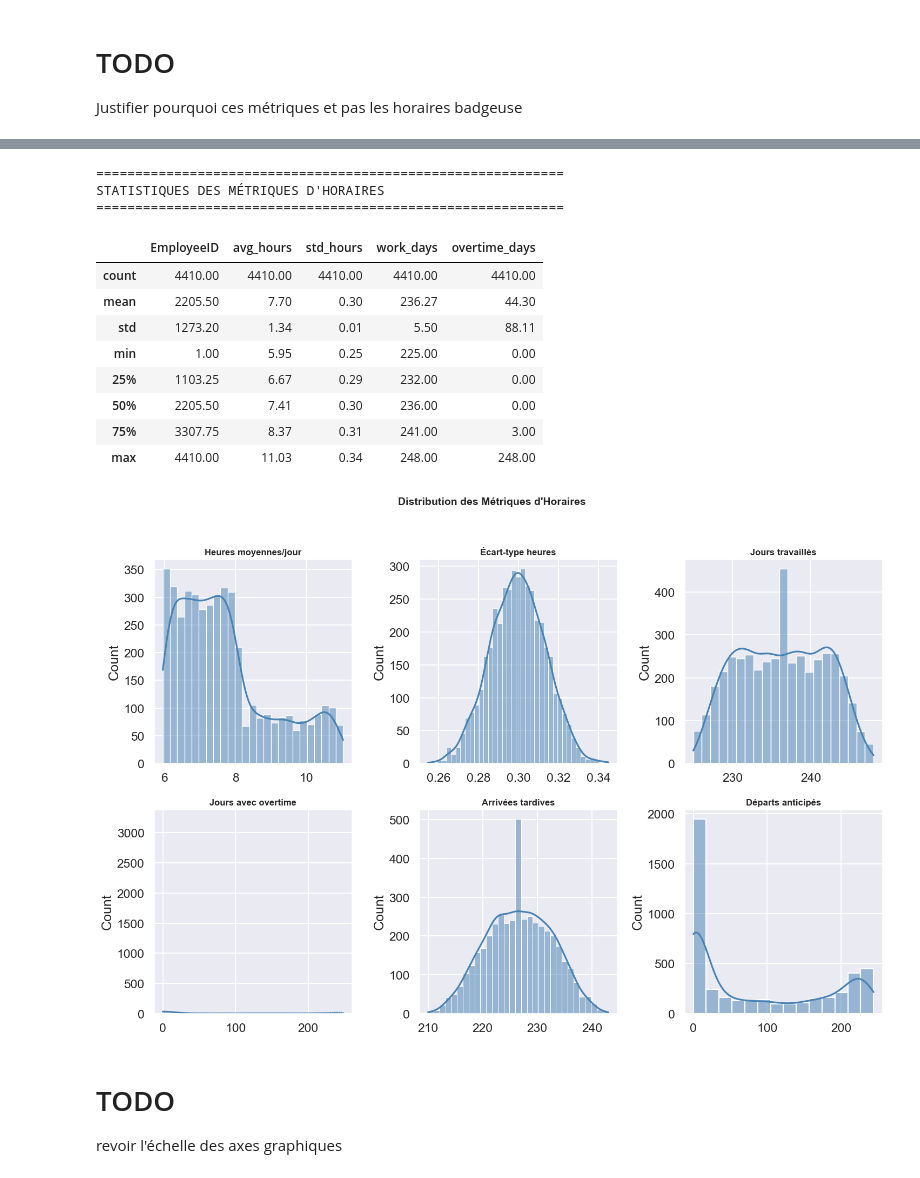
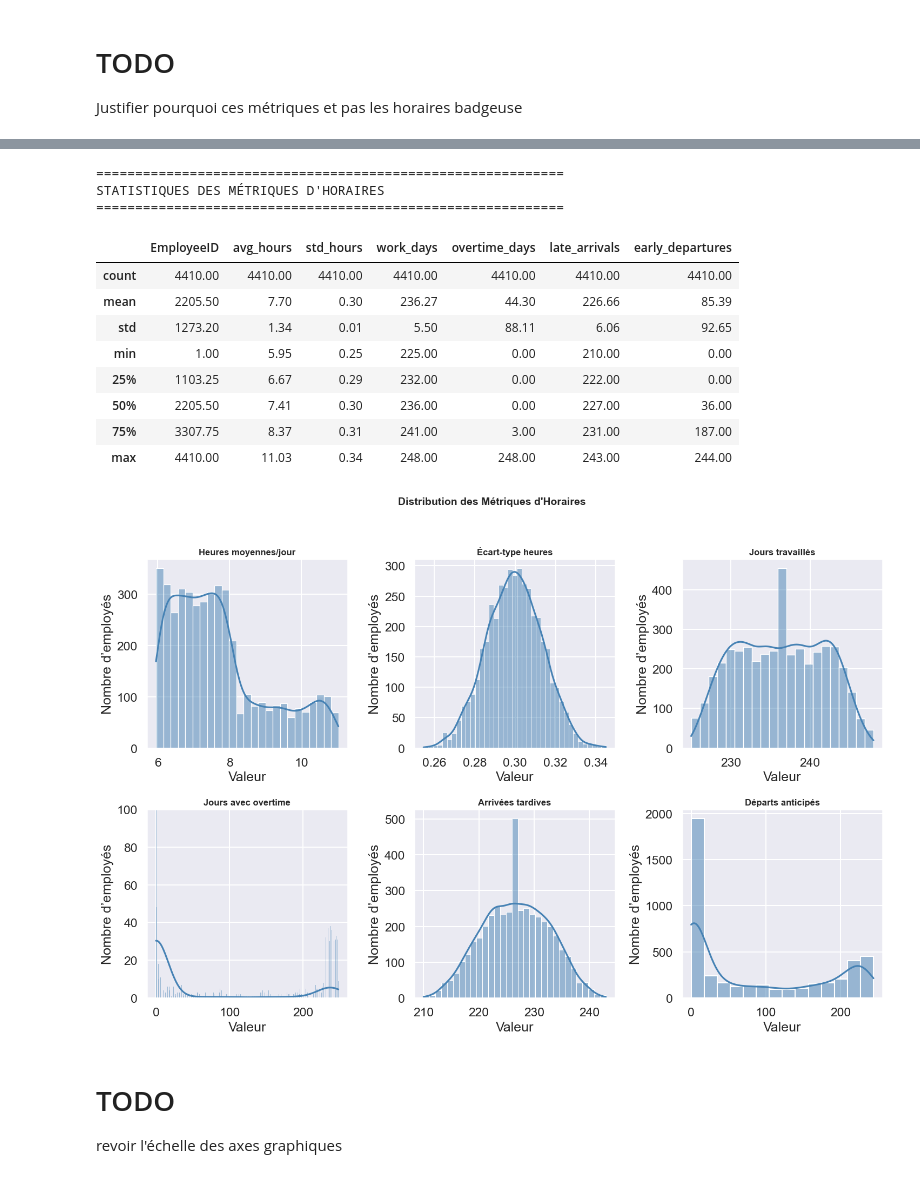
Before and after one commit to BenGuerre/cesia, a Jupyter notebook: main.ipynb, the cells around one changed output, grey strips where cells are left out. Saved outputs shown, nothing was run; the diff lists cells and outputs as text; code cells hidden in the pictures.

```diff
--- a/main.ipynb
+++ b/main.ipynb
@@ -962,39 +955,44 @@ Dimensions : 4410 employés × 7 métriques
 # %%
 # Statistiques descriptives des métriques d'horaires
 print("=" * 60)
 print("STATISTIQUES DES MÉTRIQUES D'HORAIRES")
 print("=" * 60)
 display(time_metrics.describe())
 
 # Visualisation des distributions
 fig, axes = plt.subplots(2, 3, figsize=(15, 10))
 
 metrics = ['avg_hours', 'std_hours', 'work_days', 'overtime_days', 'late_arrivals', 'early_departures']
 titles = ['Heures moyennes/jour', 'Écart-type heures', 'Jours travaillés',
           'Jours avec overtime', 'Arrivées tardives', 'Départs anticipés']
 
 for ax, metric, title in zip(axes.flatten(), metrics, titles):
     sns.histplot(time_metrics[metric], ax=ax, kde=True, color='steelblue')
     ax.set_title(title, fontsize=12, fontweight='bold')
-    ax.set_xlabel('')
+    ax.set_xlabel('Valeur')
+    ax.set_ylabel('Nombre d’employés')
+
+    # Réduire les ordonnées pour "Jours avec overtime"
+    if metric == 'overtime_days':
+        ax.set_ylim(0, 100)
 
 plt.suptitle('Distribution des Métriques d\'Horaires', fontsize=14, fontweight='bold', y=1.02)
 plt.tight_layout()
 plt.show()
 # %% [output]
 ============================================================
 STATISTIQUES DES MÉTRIQUES D'HORAIRES
 ============================================================
-|  | EmployeeID | avg_hours | std_hours | work_days | overtime_days |
-| count | 4410.00 | 4410.00 | 4410.00 | 4410.00 | 4410.00 |
-| mean | 2205.50 | 7.70 | 0.30 | 236.27 | 44.30 |
-| std | 1273.20 | 1.34 | 0.01 | 5.50 | 88.11 |
-| min | 1.00 | 5.95 | 0.25 | 225.00 | 0.00 |
-| 25% | 1103.25 | 6.67 | 0.29 | 232.00 | 0.00 |
-| 50% | 2205.50 | 7.41 | 0.30 | 236.00 | 0.00 |
-| 75% | 3307.75 | 8.37 | 0.31 | 241.00 | 3.00 |
-| max | 4410.00 | 11.03 | 0.34 | 248.00 | 248.00 |
+|  | EmployeeID | avg_hours | std_hours | work_days | overtime_days | late_arrivals | early_departures |
+| count | 4410.00 | 4410.00 | 4410.00 | 4410.00 | 4410.00 | 4410.00 | 4410.00 |
+| mean | 2205.50 | 7.70 | 0.30 | 236.27 | 44.30 | 226.66 | 85.39 |
+| std | 1273.20 | 1.34 | 0.01 | 5.50 | 88.11 | 6.06 | 92.65 |
+| min | 1.00 | 5.95 | 0.25 | 225.00 | 0.00 | 210.00 | 0.00 |
+| 25% | 1103.25 | 6.67 | 0.29 | 232.00 | 0.00 | 222.00 | 0.00 |
+| 50% | 2205.50 | 7.41 | 0.30 | 236.00 | 0.00 | 227.00 | 36.00 |
+| 75% | 3307.75 | 8.37 | 0.31 | 241.00 | 3.00 | 231.00 | 187.00 |
+| max | 4410.00 | 11.03 | 0.34 | 248.00 | 248.00 | 243.00 | 244.00 |
-[figure, old version]
+[figure, new version]
 # %% [markdown]
 # TODO
 revoir l'échelle des axes graphiques
```
Also changed, not shown: parts of 28 cells of this notebook, 1 other file.
